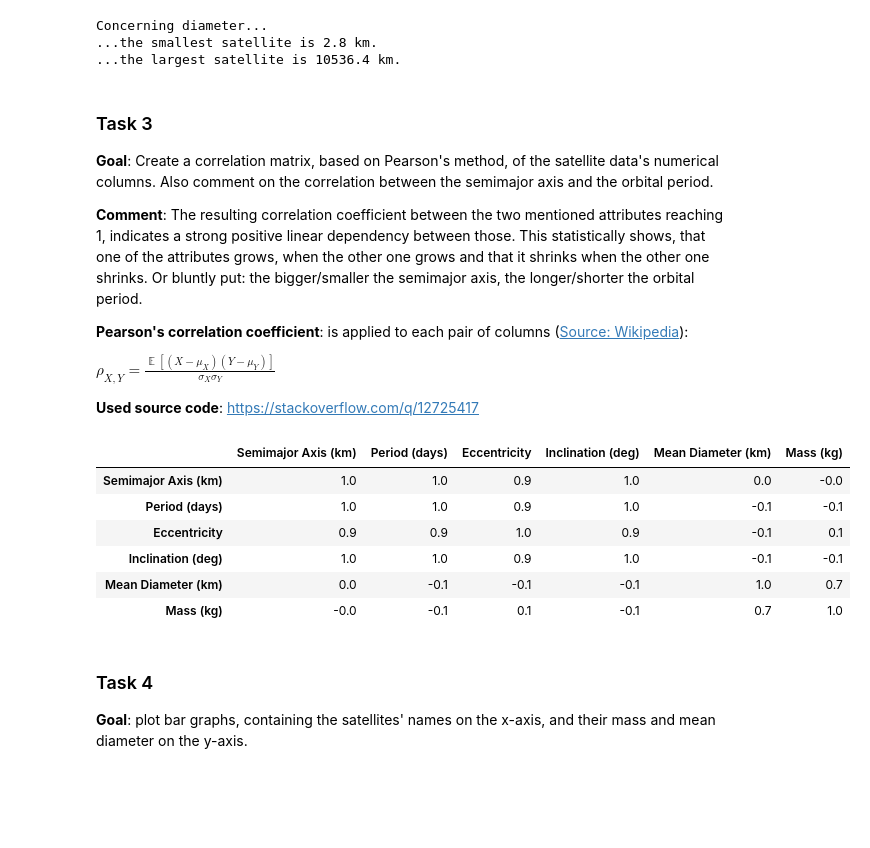
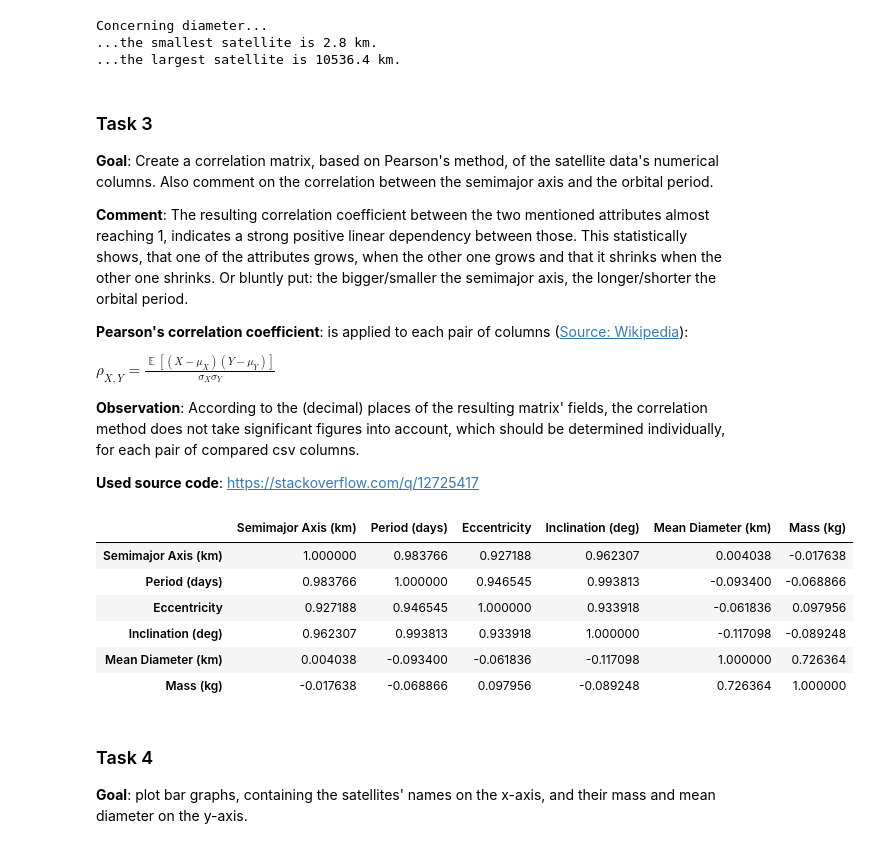
Before and after one commit to patrickmetz/B-S4-Scientific-Python-Programming, a Jupyter notebook: assignment_satellites_pandas.ipynb, the cells around one changed output. Cells and saved outputs as stored; diff of their text form; code cells hidden in the pictures; blank space fills up the shorter version.

```diff
--- a/assignment_satellites_pandas.ipynb
+++ b/assignment_satellites_pandas.ipynb
@@ -53,10 +53,10 @@ numerical columns. Also comment on the correlation between the semimajor axis an
 orbital period.
 
 **Comment**: The resulting correlation coefficient between the two mentioned attributes
-reaching 1, indicates a strong positive linear dependency between those. This statistically
-shows, that one of the attributes grows, when the other one grows and that it shrinks when
-the other one shrinks. Or bluntly put: the bigger/smaller the semimajor axis, the
-longer/shorter the orbital period.
+almost reaching 1, indicates a strong positive linear dependency between those. This
+statistically shows, that one of the attributes grows, when the other one grows and that
+it shrinks when the other one shrinks. Or bluntly put: the bigger/smaller the semimajor
+axis, the longer/shorter the orbital period.
 
 **Pearson's correlation coefficient**: is applied to each pair of columns
 ([Source: Wikipedia](https://en.wikipedia.org/wiki/Pearson_correlation_coefficient#Definition)):
@@ -64,19 +64,22 @@ longer/shorter the orbital period.
 $ {\displaystyle \rho _{X,Y}={\frac {\operatorname {\mathbb {E} }
   [(X-\mu _{X})(Y-\mu _{Y})]}{\sigma _{X}\sigma _{Y}}}} $
 
+**Observation**: According to the (decimal) places of the resulting matrix' fields, the
+correlation method does not take significant figures into account, which should be
+determined individually, for each pair of compared csv columns.
+
 **Used source code**: https://stackoverflow.com/q/12725417
-# %%
-# only use numerical data and round according to least available amount of numerical information
-matrix = satellites.select_dtypes("number").corr(method="pearson").round(1)
-matrix
-# %% [output]
-|  | Semimajor Axis (km) | Period (days) | Eccentricity | Inclination (deg) | Mean Diameter (km) | Mass (kg) |
-| Semimajor Axis (km) | 1.0 | 1.0 | 0.9 | 1.0 | 0.0 | -0.0 |
-| Period (days) | 1.0 | 1.0 | 0.9 | 1.0 | -0.1 | -0.1 |
-| Eccentricity | 0.9 | 0.9 | 1.0 | 0.9 | -0.1 | 0.1 |
-| Inclination (deg) | 1.0 | 1.0 | 0.9 | 1.0 | -0.1 | -0.1 |
-| Mean Diameter (km) | 0.0 | -0.1 | -0.1 | -0.1 | 1.0 | 0.7 |
-| Mass (kg) | -0.0 | -0.1 | 0.1 | -0.1 | 0.7 | 1.0 |
+# %%
+matrix = satellites.select_dtypes("number").corr(method="pearson") # only use numerical data
+matrix
+# %% [output]
+|  | Semimajor Axis (km) | Period (days) | Eccentricity | Inclination (deg) | Mean Diameter (km) | Mass (kg) |
+| Semimajor Axis (km) | 1.000000 | 0.983766 | 0.927188 | 0.962307 | 0.004038 | -0.017638 |
+| Period (days) | 0.983766 | 1.000000 | 0.946545 | 0.993813 | -0.093400 | -0.068866 |
+| Eccentricity | 0.927188 | 0.946545 | 1.000000 | 0.933918 | -0.061836 | 0.097956 |
+| Inclination (deg) | 0.962307 | 0.993813 | 0.933918 | 1.000000 | -0.117098 | -0.089248 |
+| Mean Diameter (km) | 0.004038 | -0.093400 | -0.061836 | -0.117098 | 1.000000 | 0.726364 |
+| Mass (kg) | -0.017638 | -0.068866 | 0.097956 | -0.089248 | 0.726364 | 1.000000 |
 # %% [markdown]
 ### Task 4
 **Goal**: plot bar graphs, containing the satellites' names on the x-axis, and their mass and
```
